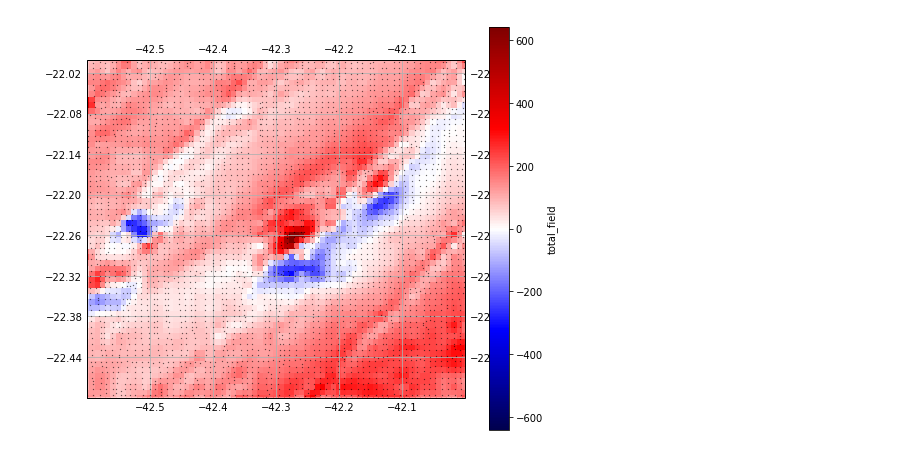
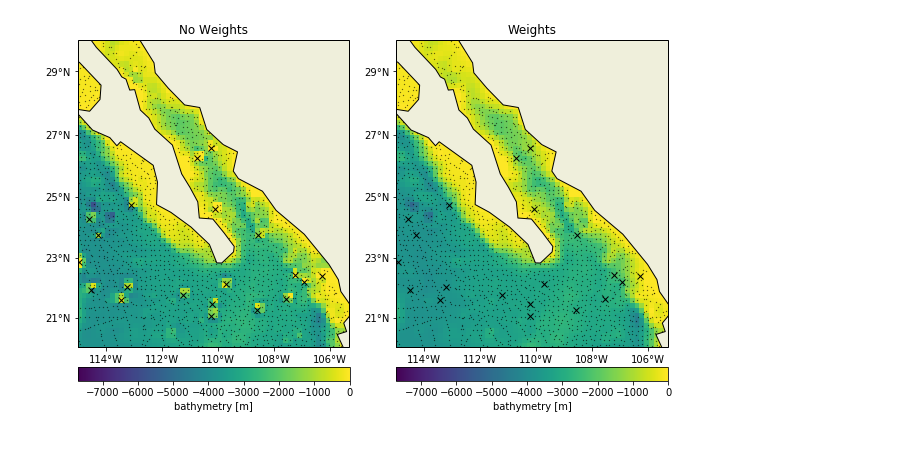
Before and after one commit to fatiando/verde, a Jupyter notebook: sandbox.ipynb, the cells around one changed output. Cells and saved outputs as stored; diff of their text form; code cells hidden in the pictures.

Commit message:
Test weights on the sandbox

```diff
--- a/sandbox.ipynb
+++ b/sandbox.ipynb
@@ -25,3 +35,6 @@ Wall time: 3.88 s
+# %%
+weights = np.ones_like(bathymetry)
+weights[outliers] = 1e-5
 # %%
 # Project the data using pyproj so that we can use it as input for the gridder.
 # We'll set the latitude of true scale to the mean latitude of the data.
@@ -66,20 +55,26 @@ Attributes:
-# %%
-# Cartopy requires setting the coordinate reference system (CRS) of the
-# original data through the transform argument. Their docs say to use
-# PlateCarree to represent geographic data.
-crs = ccrs.PlateCarree()
-
-plt.figure(figsize=(7, 6))
-# Make a Mercator map of our gridded bathymetry
-ax = plt.axes(projection=ccrs.Mercator())
-ax.set_title("Gridded Bathymetry Using Scipy", pad=25)
-# Plot the gridded bathymetry
-grid.total_field.plot.pcolormesh(ax=ax, transform=crs, cmap='seismic')
-# Plot the locations of the decimated data
-ax.plot(lon, lat, '.k', markersize=0.5, transform=crs)
-ax.set_extent(region, crs=crs)
-ax.gridlines(draw_labels=True)
-plt.tight_layout()
-plt.show()
-# %% [output]
-[figure, removed]
+# %%
+crs = ccrs.PlateCarree()
+
+fig, axes = plt.subplots(1, 2, figsize=(9, 6), subplot_kw=dict(projection=ccrs.Mercator()))
+titles = ['No Weights', 'Weights']
+for ax, title, grid in zip(axes, titles, grids):
+    ax.set_title(title)
+    pc = ax.pcolormesh(grid.longitude, grid.latitude, grid.bathymetry,
+                       transform=crs, vmax=0, vmin=data.bathymetry_m.min())
+    cb = plt.colorbar(pc, ax=ax, orientation='horizontal', pad=0.05)
+    cb.set_label('bathymetry [m]')
+    ax.add_feature(cfeature.LAND, edgecolor='black', zorder=2)
+    # Plot the locations of the decimated data
+    ax.plot(lon, lat, '.k', markersize=0.5, transform=crs)
+    ax.plot(lon[outliers], lat[outliers], 'xk', transform=crs)
+    ax.set_extent(region, crs=crs)
+    # Set the proper ticks for a Cartopy map
+    ax.set_xticks(np.arange(-114, -105, 2), crs=crs)
+    ax.set_yticks(np.arange(21, 30, 2), crs=crs)
+    ax.xaxis.set_major_formatter(LongitudeFormatter())
+    ax.yaxis.set_major_formatter(LatitudeFormatter())
+
+plt.tight_layout()
+plt.show()
+# %% [output]
+[figure, added]
```
Also changed, not shown: parts of 9 cells of this notebook.
